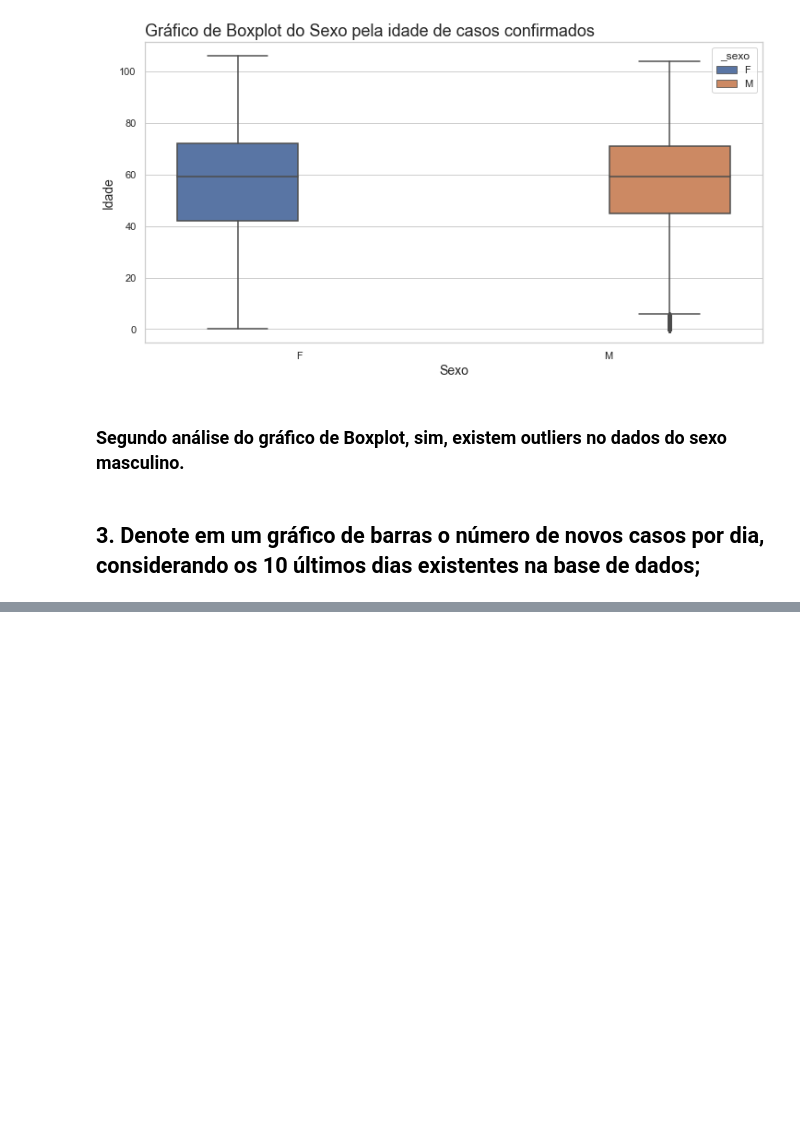
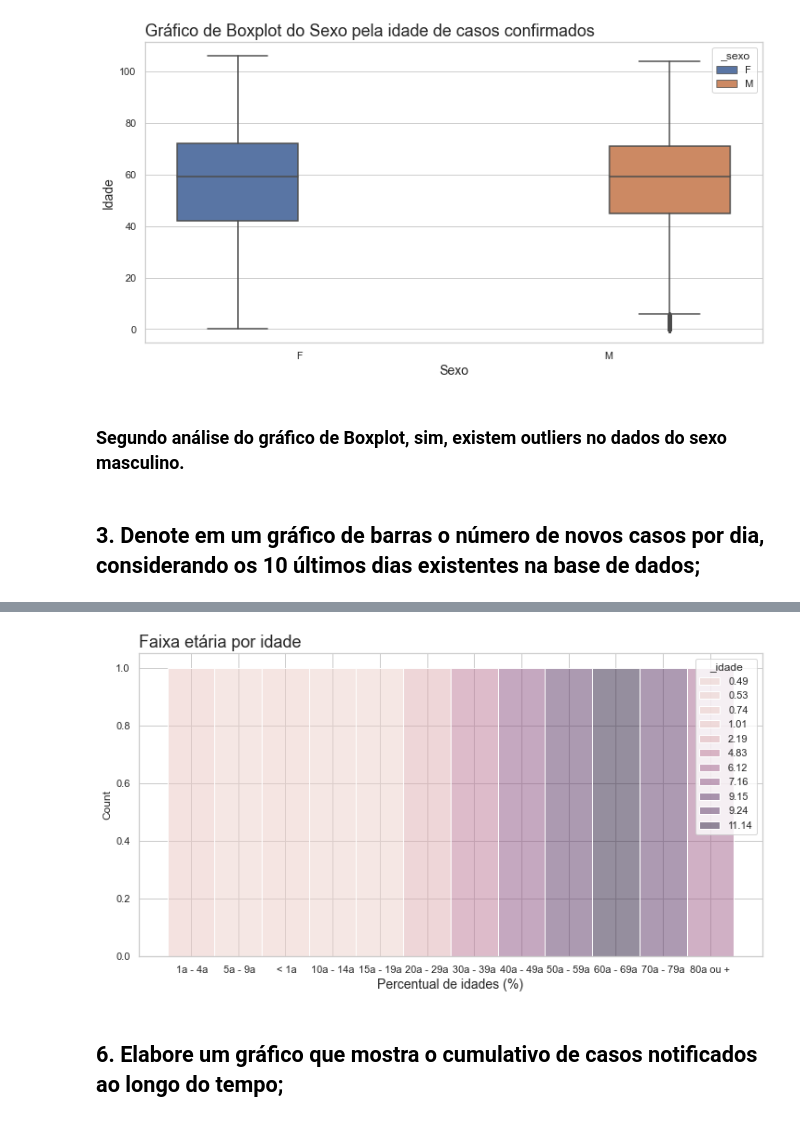
Before and after one commit to thiagos98/data-analysis-manaus, a Jupyter notebook: main.ipynb, the cells around one changed output, grey strips where cells are left out. Saved outputs shown, nothing was run; the diff lists cells and outputs as text; code cells hidden in the pictures; blank space fills up the shorter version.

```diff
--- a/main.ipynb
+++ b/main.ipynb
@@ -467,0 +458,17 @@ ax = ax
+# %%
+df_faixa = df_clean_data.groupby(['_faixa etária']).count()
+# %%
+df_faixa.drop(columns=['_dt_notificacao','_conclusao','_criterio','_evolução','_sexo','_teste_anticorpo','_teste_antigeno','_teste_pcr','_bairro','_taxa'], inplace=True)
+# %%
+df_faixa._idade = round(df_faixa._idade/df_faixa._idade.shape[0],2)
+# %%
+sns.set_theme(style="whitegrid")
+ax = sns.histplot(data=df_faixa, x="_faixa etária", hue="_idade", bins=300)
+ax.figure.set_size_inches(12, 6)
+ax.set_title('Faixa etária por idade', loc='left', fontsize=18)
+ax.set_xlabel('Percentual de idades (%)', fontsize = '14')
+ax = ax
+# %% [output]
+[figure, added]
+# %% [markdown]
+## 6. Elabore um gráfico que mostra o cumulativo de casos notificados ao longo do tempo;
```
Also changed, not shown: parts of 27 cells of this notebook.
